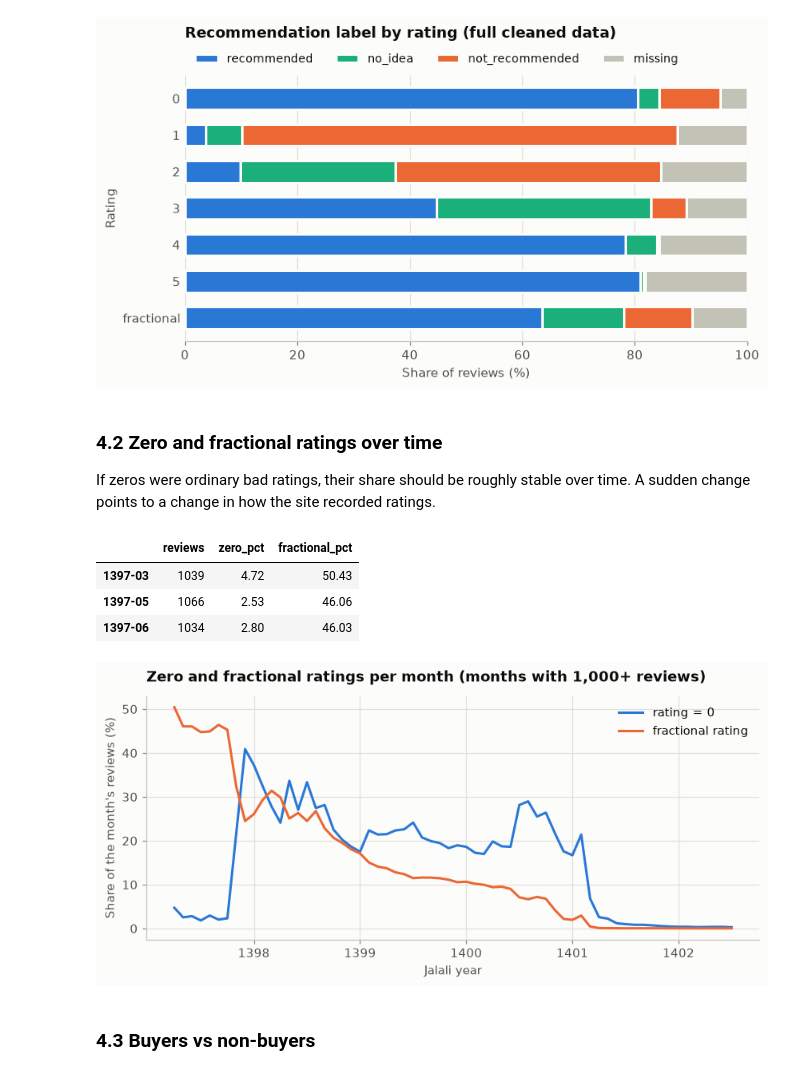
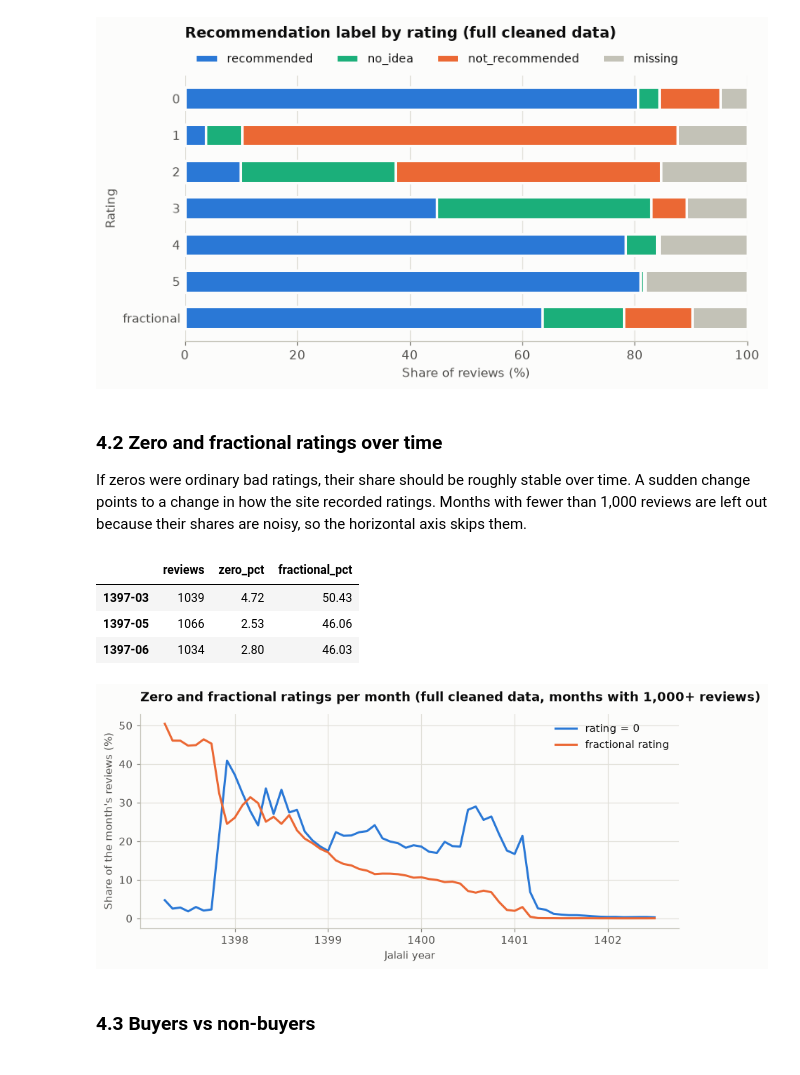
Before and after one commit to alidarviish/digikala-review-analysis, a Jupyter notebook: notebooks/01_descriptive_analysis.ipynb, the cells around one changed output. Drawn from its saved outputs; the diff is of its cells as text; code cells hidden in the pictures.

Commit message:
Finalize descriptive analysis: key findings, decisions and review fixes

```diff
--- a/notebooks/01_descriptive_analysis.ipynb
+++ b/notebooks/01_descriptive_analysis.ipynb
@@ -446,7 +485,8 @@ plt.show()
 ### 4.2 Zero and fractional ratings over time
 
 If zeros were ordinary bad ratings, their share should be roughly stable over time.
-A sudden change points to a change in how the site recorded ratings.
+A sudden change points to a change in how the site recorded ratings. Months with fewer than 1,000 reviews are
+left out because their shares are noisy, so the horizontal axis skips them.
 # %%
 monthly = reviews.groupby(["year", "month"]).agg(
     reviews=("rate", "size"),
@@ -464,19 +504,19 @@ monthly.head(3)
 # %%
 fig, ax = plt.subplots(figsize=(9, 3.6))
 x = range(len(monthly))
 ax.plot(x, monthly["zero_pct"], color=plotting.SERIES[0], label="rating = 0")
 ax.plot(x, monthly["fractional_pct"], color=plotting.SERIES[1], label="fractional rating")
 
 year_starts = [i for i, label in enumerate(monthly.index) if label.endswith("-01")]
 ax.set_xticks(year_starts, [monthly.index[i][:4] for i in year_starts])
 ax.set_ylabel("Share of the month's reviews (%)")
 ax.set_xlabel("Jalali year")
 ax.legend(loc="upper right")
-ax.set_title("Zero and fractional ratings per month (months with 1,000+ reviews)")
+ax.set_title("Zero and fractional ratings per month (full cleaned data, months with 1,000+ reviews)")
 plotting.save(fig, "zero_fractional_over_time")
 plt.show()
 # %% [output]
-[figure, old version]
+[figure, new version]
 # %% [markdown]
 ### 4.3 Buyers vs non-buyers
 # %%
```
Also changed, not shown: parts of 47 cells of this notebook, 5 other files.
